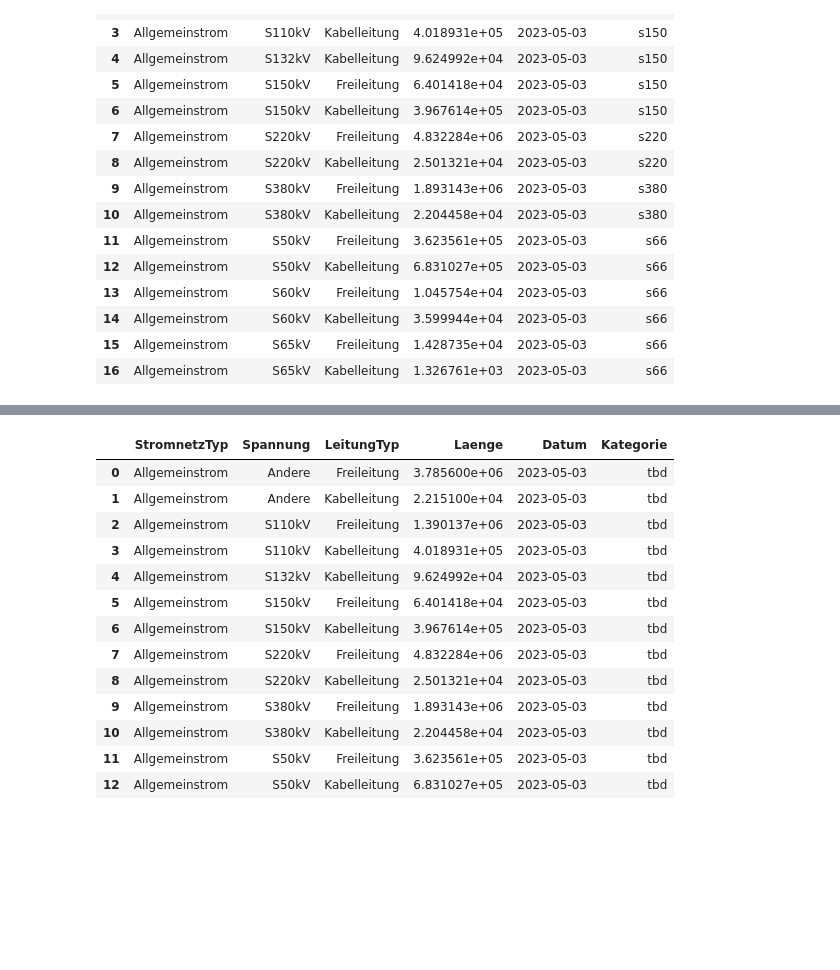
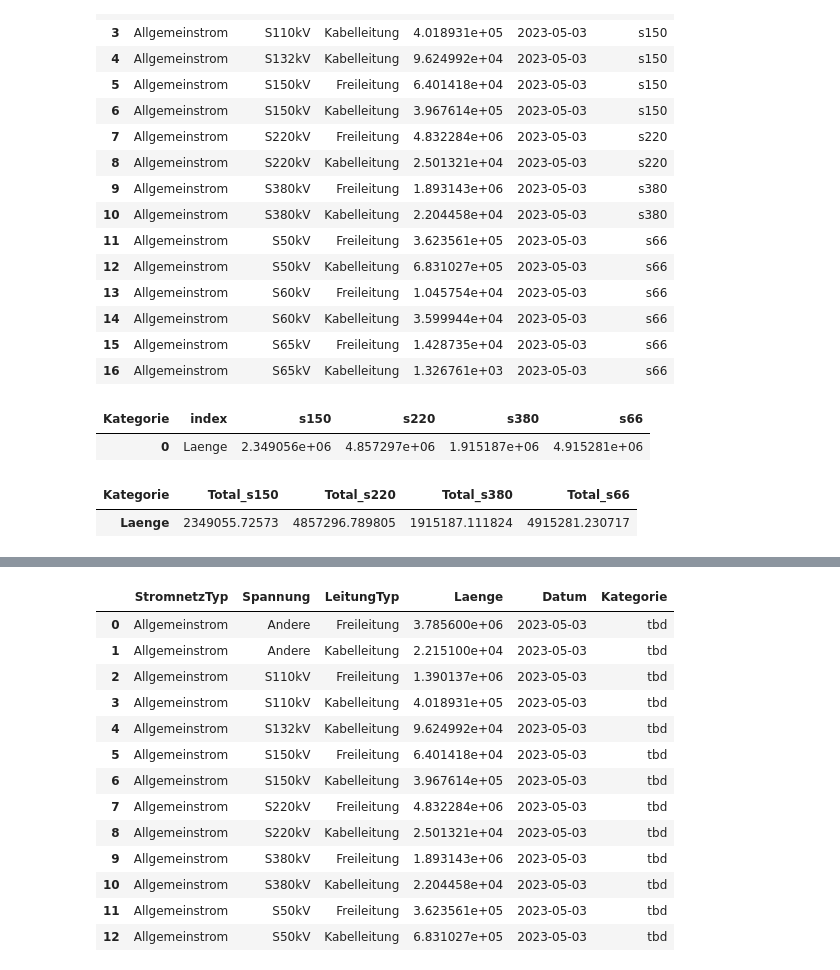
Before and after one commit to SFOE/KeyFiguresElectricalInstallations, a Jupyter notebook: KeyFiguresElectricalInstallations36kV.ipynb, the cells around one changed output, grey strips where cells are left out. Drawn from its saved outputs; the diff is of its cells as text; code cells hidden in the pictures; blank space fills up the shorter version.

```diff
--- a/KeyFiguresElectricalInstallations36kV.ipynb
+++ b/KeyFiguresElectricalInstallations36kV.ipynb
@@ -135,3 +135,22 @@ Spannungen = ['s380','s220','s150','s66','s132B','s66B']
 | 14 | Allgemeinstrom | S60kV | Kabelleitung | 3.599944e+04 | 2023-05-03 | s66 |
 | 15 | Allgemeinstrom | S65kV | Freileitung | 1.428735e+04 | 2023-05-03 | s66 |
 | 16 | Allgemeinstrom | S65kV | Kabelleitung | 1.326761e+03 | 2023-05-03 | s66 |
+# %%
+dfTotal
+# %% [output]
+| Kategorie | index | s150 | s220 | s380 | s66 |
+| 0 | Laenge | 2.349056e+06 | 4.857297e+06 | 1.915187e+06 | 4.915281e+06 |
+# %%
+dfTotal = dfLeitungStorymap.groupby('Kategorie').sum(numeric_only=True).reset_index()
+dfTotal['Kategorie'] = 'Total_'+ dfTotal['Kategorie']
+dfTotal = dfTotal.transpose()
+
+dfTotal.columns = dfTotal.iloc[0]
+dfTotal = dfTotal[1:]
+
+
+
+dfTotal
+# %% [output]
+| Kategorie | Total_s150 | Total_s220 | Total_s380 | Total_s66 |
+| Laenge | 2349055.72573 | 4857296.789805 | 1915187.111824 | 4915281.230717 |
```
Also changed, not shown: parts of 3 cells of this notebook.
